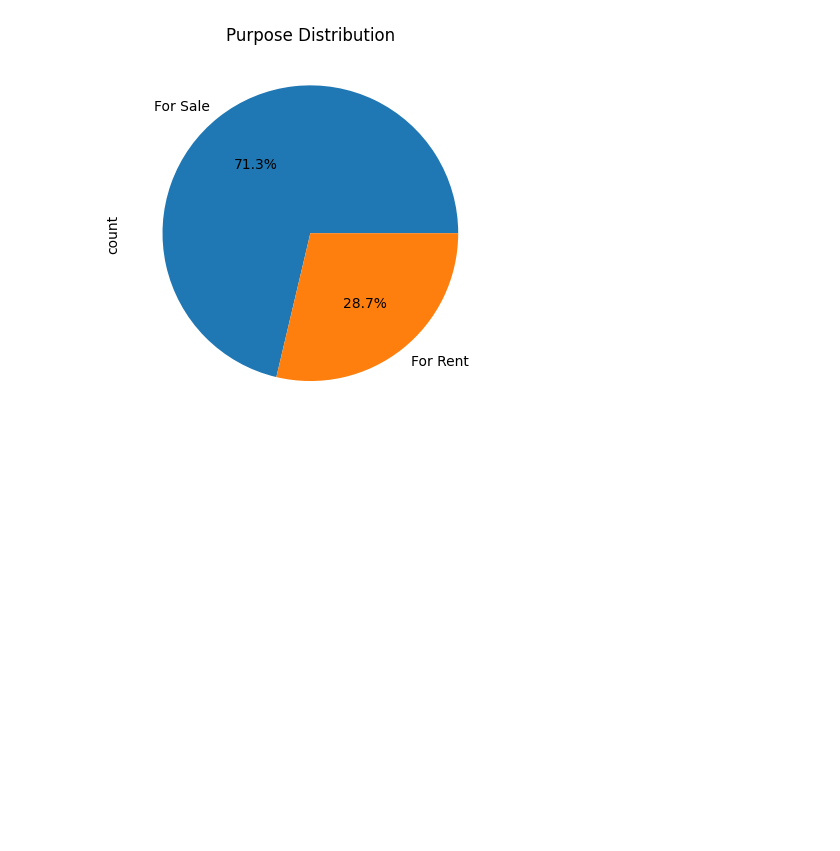
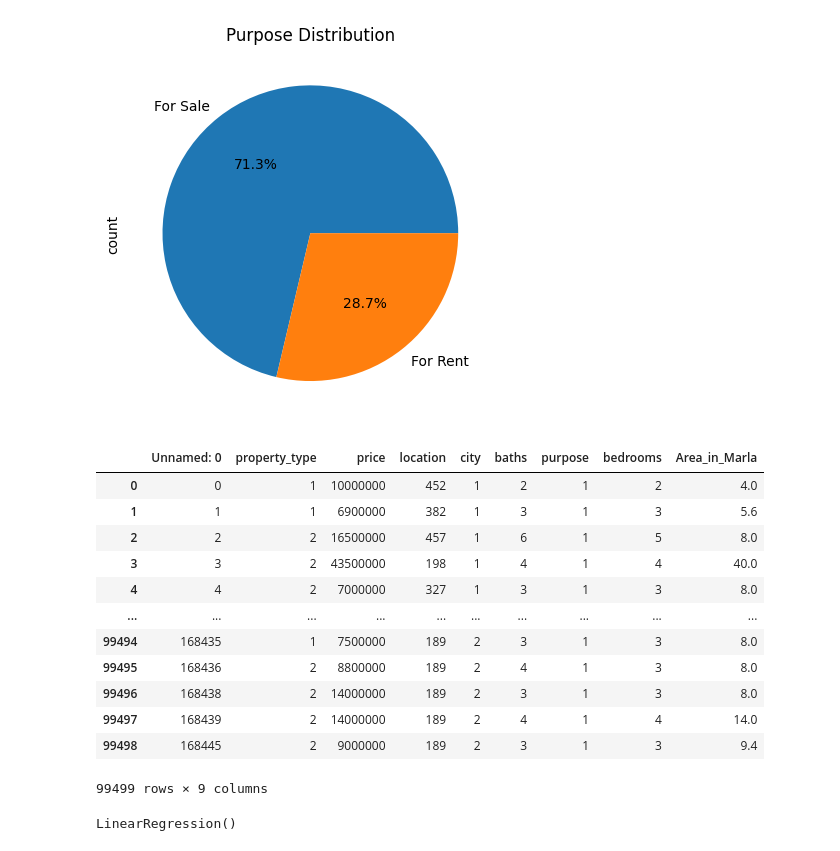
Before and after one commit to MustafaAhsanKhan/DEP-ML, a Jupyter notebook: house-price-prediction/House-prices-in-Pakistan.ipynb, the cells around one changed output. Saved outputs shown, nothing was run; the diff lists cells and outputs as text; code cells hidden in the pictures; blank space fills up the shorter version.

Commit message:
Trained and tested the model (58.95 acc)

```diff
--- a/house-price-prediction/House-prices-in-Pakistan.ipynb
+++ b/house-price-prediction/House-prices-in-Pakistan.ipynb
@@ -132,0 +140,22 @@ plt.show()
+# %%
+encoder = LabelEncoder()
+encoding_col = ['property_type', 'location', 'city', 'purpose']  # columns to encode
+
+for col in encoding_col:  # encoding the categorical columns
+    data[col] = encoder.fit_transform(data[col])
+# %%
+data
+# %% [output]
+|  | Unnamed: 0 | property_type | price | location | city | baths | purpose | bedrooms | Area_in_Marla |
+| 0 | 0 | 1 | 10000000 | 452 | 1 | 2 | 1 | 2 | 4.0 |
+| 1 | 1 | 1 | 6900000 | 382 | 1 | 3 | 1 | 3 | 5.6 |
+| 2 | 2 | 2 | 16500000 | 457 | 1 | 6 | 1 | 5 | 8.0 |
+| 3 | 3 | 2 | 43500000 | 198 | 1 | 4 | 1 | 4 | 40.0 |
+| 4 | 4 | 2 | 7000000 | 327 | 1 | 3 | 1 | 3 | 8.0 |
+| ... | ... | ... | ... | ... | ... | ... | ... | ... | ... |
+| 99494 | 168435 | 1 | 7500000 | 189 | 2 | 3 | 1 | 3 | 8.0 |
+| 99495 | 168436 | 2 | 8800000 | 189 | 2 | 4 | 1 | 3 | 8.0 |
+| 99496 | 168438 | 2 | 14000000 | 189 | 2 | 3 | 1 | 3 | 8.0 |
+| 99497 | 168439 | 2 | 14000000 | 189 | 2 | 4 | 1 | 4 | 14.0 |
+| 99498 | 168445 | 2 | 9000000 | 189 | 2 | 3 | 1 | 3 | 9.4 |
+99499 rows × 9 columns
@@ -132,0 +171,5 @@ plt.show()
+# %%
+ln_model = LinearRegression()  # creating the model
+ln_model.fit(x_train, y_train)  # training the model
+# %% [output]
+LinearRegression()
```
Also changed, not shown: parts of 10 cells of this notebook.
